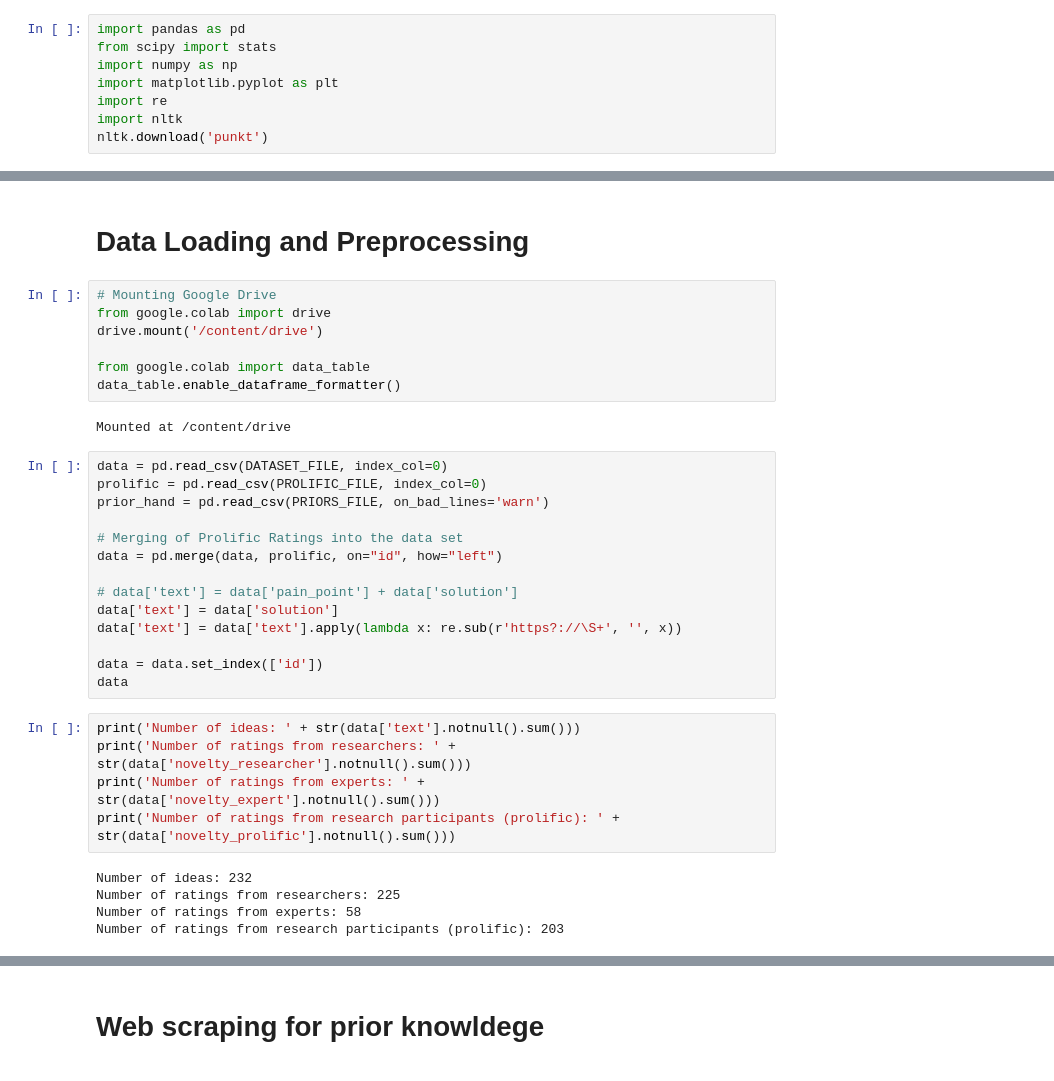
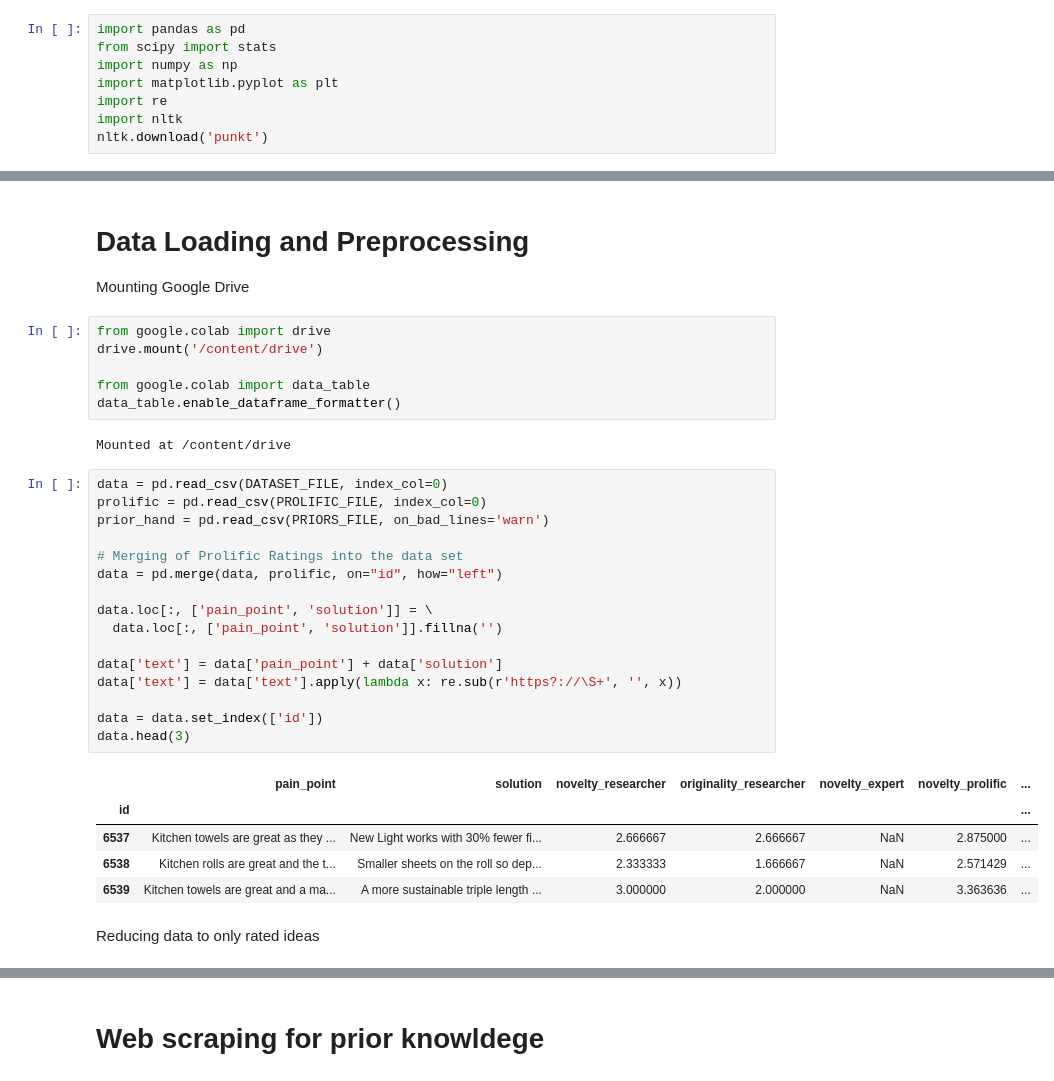
Before and after one commit to ThomasStroehle/Novelty, a Jupyter notebook: novelty.ipynb, the cells around one changed output, grey strips where cells are left out. Cells and saved outputs as stored; diff of their text form.

```diff
--- a/novelty.ipynb
+++ b/novelty.ipynb
@@ -52,8 +53,8 @@ OPENAI_API_KEY = ''
 SIMCSE_MODEL = 'princeton-nlp/sup-simcse-roberta-large'
 # %% [markdown]
 # Data Loading and Preprocessing
+Mounting Google Drive
 # %%
-# Mounting Google Drive
 from google.colab import drive
 drive.mount('/content/drive')
 
@@ -64,25 +65,25 @@ Mounted at /content/drive
 # %%
 data = pd.read_csv(DATASET_FILE, index_col=0)
 prolific = pd.read_csv(PROLIFIC_FILE, index_col=0)
 prior_hand = pd.read_csv(PRIORS_FILE, on_bad_lines='warn')
 
 # Merging of Prolific Ratings into the data set
 data = pd.merge(data, prolific, on="id", how="left")
 
-# data['text'] = data['pain_point'] + data['solution']
-data['text'] = data['solution']
+data.loc[:, ['pain_point', 'solution']] = \
+  data.loc[:, ['pain_point', 'solution']].fillna('')
+
+data['text'] = data['pain_point'] + data['solution']
 data['text'] = data['text'].apply(lambda x: re.sub(r'https?://\S+', '', x))
 
 data = data.set_index(['id'])
-data
+data.head(3)
+# %% [output]
+|  | pain_point | solution | novelty_researcher | originality_researcher | novelty_expert | novelty_prolific | ... |
+| id |  |  |  |  |  |  | ... |
+| 6537 | Kitchen towels are great as they ... | New Light works with 30% fewer fi... | 2.666667 | 2.666667 | NaN | 2.875000 | ... |
+| 6538 | Kitchen rolls are great and the t... | Smaller sheets on the roll so dep... | 2.333333 | 1.666667 | NaN | 2.571429 | ... |
+| 6539 | Kitchen towels are great and a ma... | A more sustainable triple length ... | 3.000000 | 2.000000 | NaN | 3.363636 | ... |
-# %%
-print('Number of ideas: ' + str(data['text'].notnull().sum()))
-print('Number of ratings from researchers: ' + str(data['novelty_researcher'].notnull().sum()))
-print('Number of ratings from experts: ' + str(data['novelty_expert'].notnull().sum()))
-print('Number of ratings from research participants (prolific): ' + str(data['novelty_prolific'].notnull().sum()))
-# %% [output]
-Number of ideas: 232
-Number of ratings from researchers: 225
-Number of ratings from experts: 58
-Number of ratings from research participants (prolific): 203
+# %% [markdown]
+Reducing data to only rated ideas
 # %%
```
Also changed, not shown: parts of 5 cells of this notebook.
